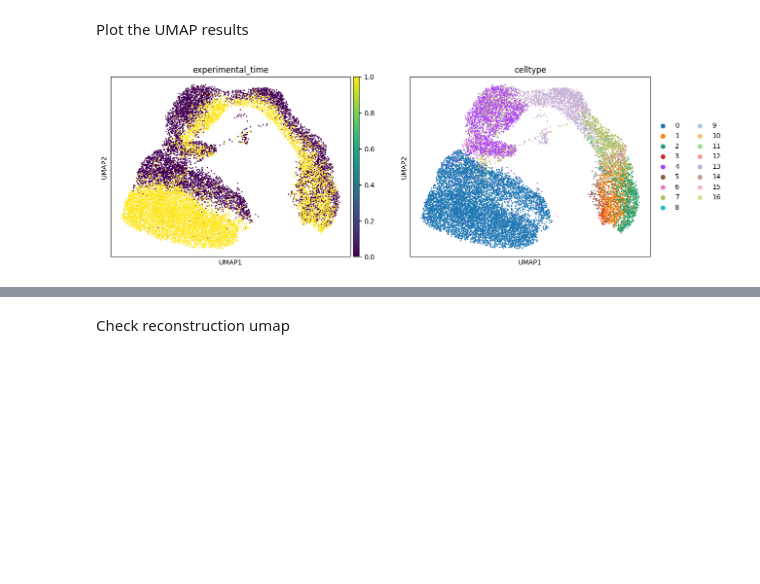
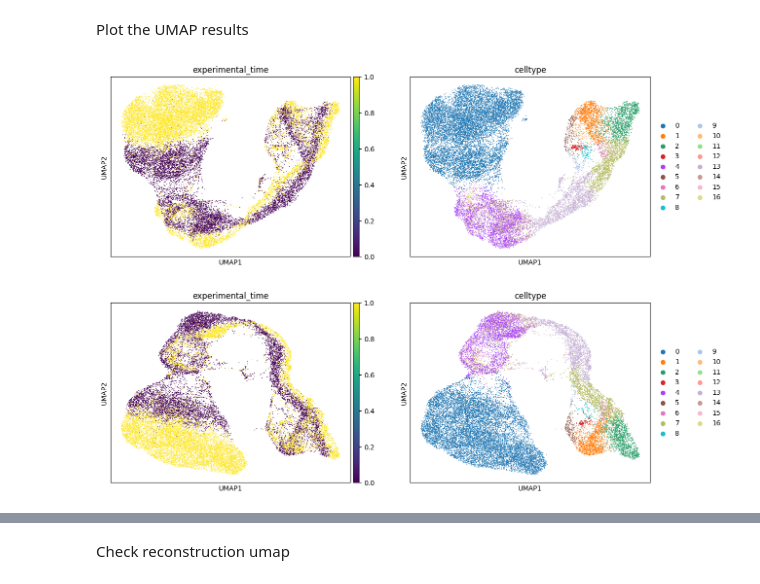
Before and after one commit to theislab/FlatVI, a Jupyter notebook: notebooks/pullback_geometry/pancreas/analysis_of_results_lib.ipynb, the cells around one changed output, grey strips where cells are left out. Saved outputs shown, nothing was run; the diff lists cells and outputs as text; code cells hidden in the pictures; blank space fills up the shorter version.

```diff
--- a/notebooks/pullback_geometry/pancreas/analysis_of_results_lib.ipynb
+++ b/notebooks/pullback_geometry/pancreas/analysis_of_results_lib.ipynb
@@ -78,8 +97,9 @@ adata_geometric_z.obs["celltype"] = adata_geometric_z.obs["celltype"].astype("ca
 # %% [markdown]
 Plot the UMAP results
-# %%
-# sc.pl.umap(adata_vae_z, color=["experimental_time", "celltype"], size=15, projection="2d")
-sc.pl.umap(adata_geometric_z, color=["experimental_time", "celltype"], size=15, projection="2d")
-# %% [output]
-[figure, removed]
+# %%
+sc.pl.umap(adata_vae_z, color=["experimental_time", "celltype"])
+sc.pl.umap(adata_geometric_z, color=["experimental_time", "celltype"])
+# %% [output]
+[figure, added]
+[figure, added]
 # %%
```
Also changed, not shown: parts of 45 cells of this notebook, 50 other files.
